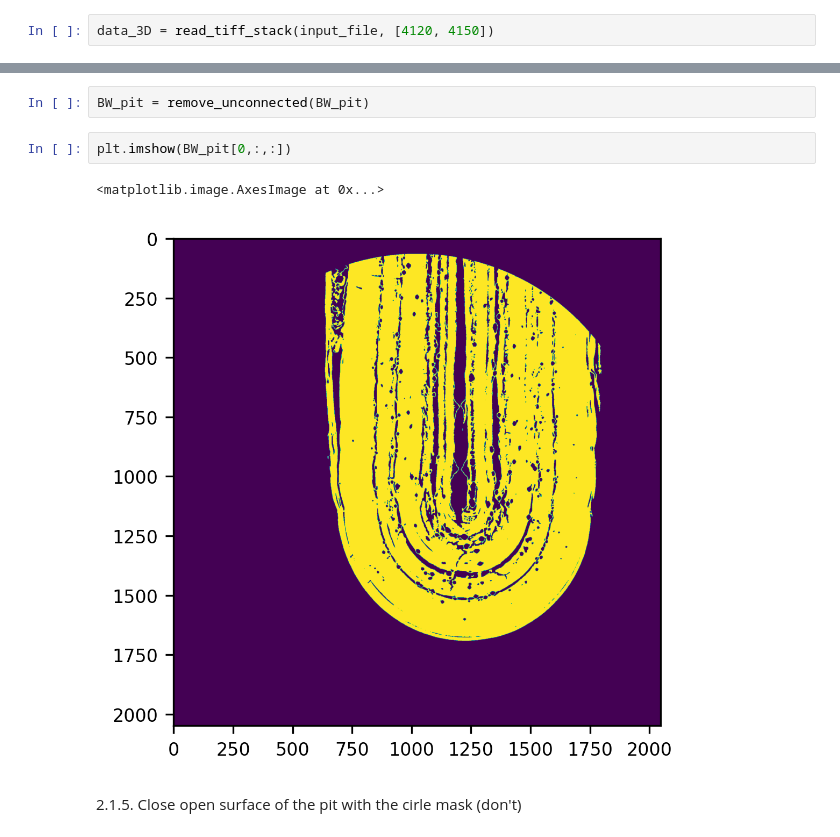
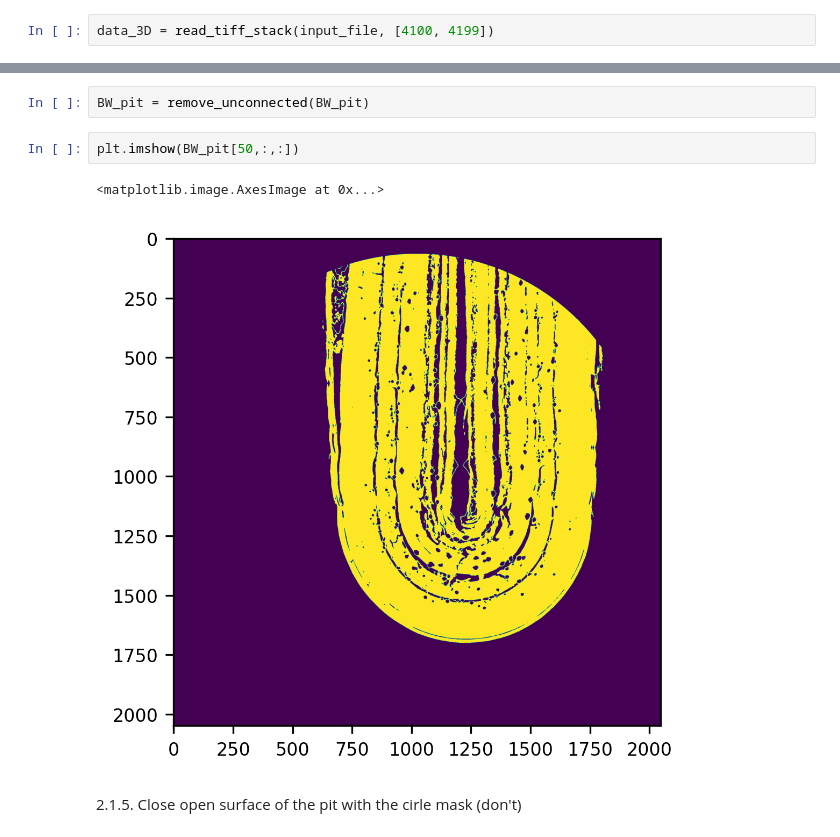
Before and after one commit to gianthk/CERIC-Franceschin, a Jupyter notebook: notebooks/perline.ipynb, the cells around one changed output, grey strips where cells are left out. Cells and saved outputs as stored; diff of their text form.

```diff
--- a/notebooks/perline.ipynb
+++ b/notebooks/perline.ipynb
@@ -58,7 +58,7 @@ loading small portion (100 slices) of the full dataset..
 # input_file = '/media/gianthk/My Passport/20217193_Traviglia/recons/581681_punta_HR_stitch2_merge_corr_phrt/slices/slice_0000.tif'
 input_file = '/home/gianthk/Data/BEATS/Franceschin/20217193_Traviglia/recons/581681_punta_HR_stitch2_merge_corr_phrt/100slices/slice_4101.tif'
 # %%
-data_3D = read_tiff_stack(input_file, [4120, 4150])
+data_3D = read_tiff_stack(input_file, [4100, 4199])
 # %%
 vs = np.ones(3)*1.0e-3 # [mm]
 # %%
@@ -120,10 +120,10 @@ plt.imshow(BW_pit[0,:,:])
 # %%
 BW_pit = remove_unconnected(BW_pit)
 # %%
-plt.imshow(BW_pit[0,:,:])
+plt.imshow(BW_pit[50,:,:])
 # %% [output]
 <matplotlib.image.AxesImage at 0x...>
-[figure, old version]
+[figure, new version]
 # %% [markdown]
 2.1.5. Close open surface of the pit with the cirle mask (don't)
 # %%
```
Also changed, not shown: parts of 35 cells of this notebook.
